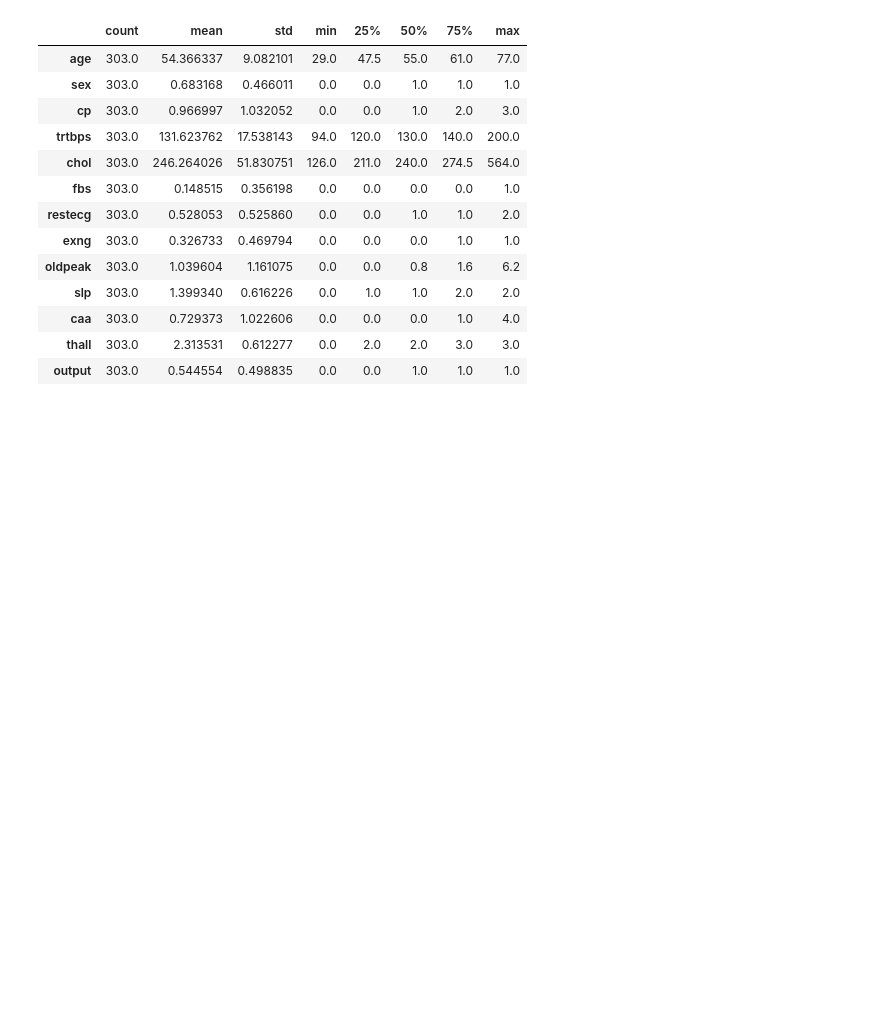
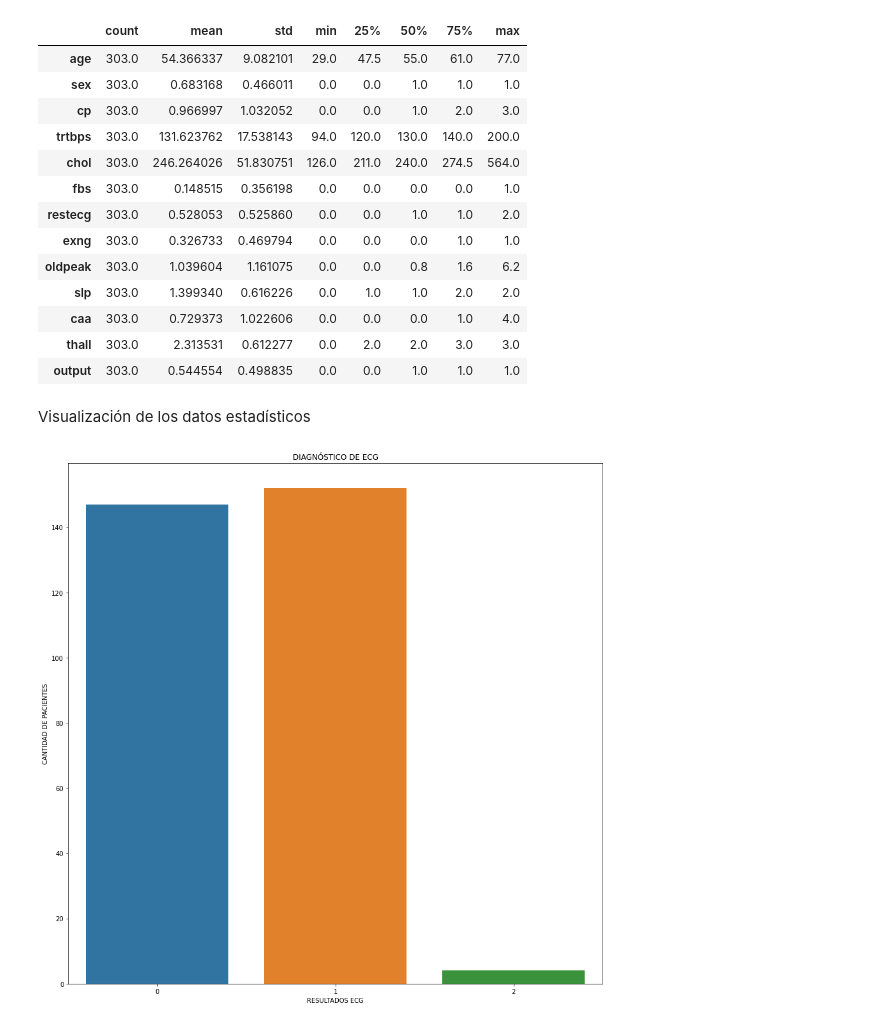
Before and after one commit to FelipeGualdron/Programacion, a Jupyter notebook: Proyecto_final_programacion.ipynb, the cells around one changed output. Drawn from its saved outputs; the diff is of its cells as text; code cells hidden in the pictures; blank space fills up the shorter version.

Commit message:
Diferenciación columna "sex" e impresión de los datos estadísticos

```diff
--- a/Proyecto_final_programacion.ipynb
+++ b/Proyecto_final_programacion.ipynb
@@ -166,3 +166,20 @@ data.describe().transpose()
 | caa | 303.0 | 0.729373 | 1.022606 | 0.0 | 0.0 | 0.0 | 1.0 | 4.0 |
 | thall | 303.0 | 2.313531 | 0.612277 | 0.0 | 2.0 | 2.0 | 3.0 | 3.0 |
 | output | 303.0 | 0.544554 | 0.498835 | 0.0 | 0.0 | 1.0 | 1.0 | 1.0 |
+# %% [markdown]
+Visualización de los datos estadísticos
+# %%
+#Se añade una columna de UNOS y se convierten los datos con .astype
+data["number"]=np.ones(len(data)).astype("int64",copy=True)
+data1=data.groupby(["restecg"]).sum().reset_index()
+plt.figure(figsize=(15,15))
+sns.barplot(x=data1.restecg,y=data1.number,data=data1)
+plt.xlabel("RESULTADOS ECG")
+plt.ylabel("CANTIDAD DE PACIENTES")
+plt.title("DIAGNÓSTICO DE ECG")
+plt.show()
+#La grafica muestra el diagnóstico del ECG de los pacientes que se discrimina por normal=0 (azul), anomalía en onda ST= (naranja)
+#hipertrofia ventricular izquierda probable=2 (verde), donde se determina que la mayor cantidad de pacientes presentan una anormalidad en la onda ST que
+#Puede ser debido a una elevación o depresión de la onda.
+# %% [output]
+[figure, added]
```
Also changed, not shown: parts of 2 cells of this notebook.
